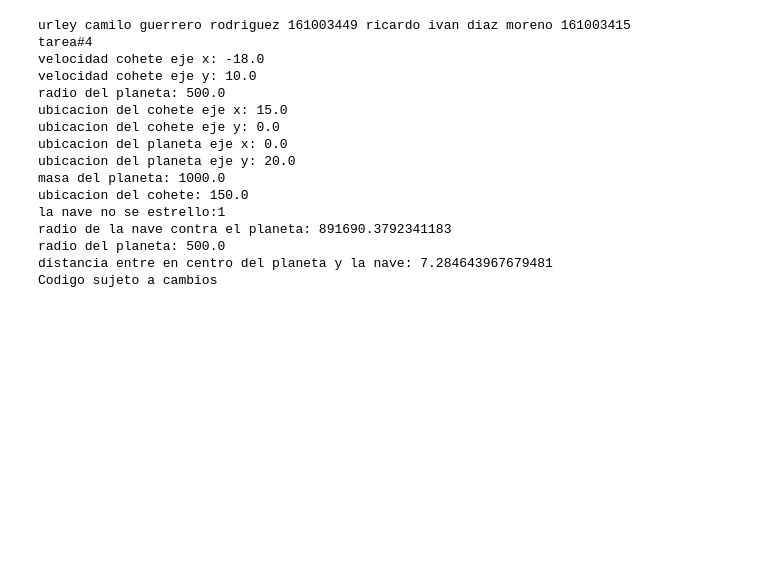
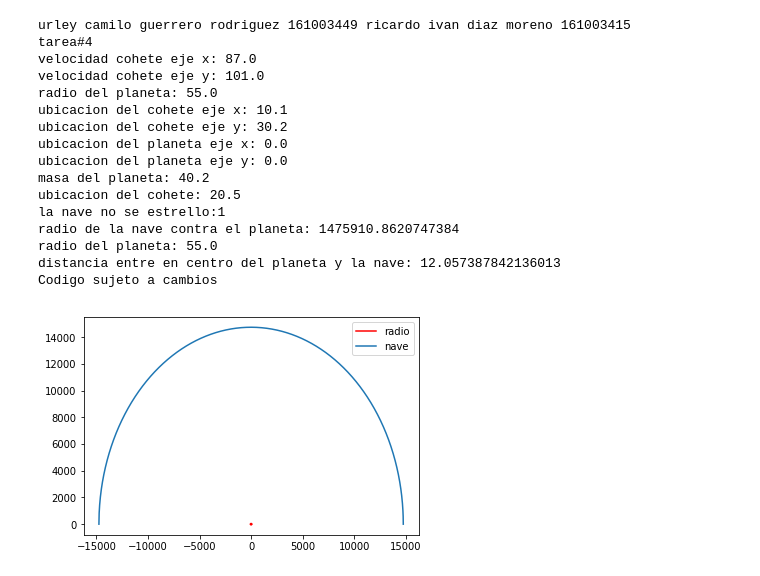
Before and after one commit to JaviAng/nb-mn, a Jupyter notebook: tarea4/tarea4-04.ipynb, the cells around one changed output. Cells and saved outputs as stored; diff of their text form; code cells hidden in the pictures; blank space fills up the shorter version.

```diff
--- a/tarea4/tarea4-04.ipynb
+++ b/tarea4/tarea4-04.ipynb
@@ -1,17 +1,10 @@
 # %%
+import math
+import matplotlib.pyplot as plt
+import numpy as np
+
 print("urley camilo guerrero rodriguez 161003449 ricardo ivan diaz moreno 161003415")
 print("tarea#4")
-
-#valores de la clase 40.5,20.2,55,10.1,30.2,99,100,87,101
-#m1=float (input ('ingrese la masa del cohete: ')) #masa cohete
-#x1=float (input ('ingrese la distancia del cohete x1: ')) #distancia cohete
-#y1=float (input ('ingrese la distancia del cohete y1: ')) #distancia cohete
-#vx=float (input ('ingrese la velocidad del cohete x: ')) # velocidad cohete x
-#vy=float (input ('ingrese la velocidad del cohete y: ')) # velocidad cohete y
-#m2=250 #masa planeta
-#r=150 #radio planeta
-#x2=0 #distancia planeta
-#y2=0 #distancia planeta
 
 archivo= open('text.txt','r')
 In=archivo.read()
@@ -48,6 +41,7 @@ vo=((vx**2)+(vy**2))**(1/2)
 E=(1+((B**2)*(vo**4))/((m2**2)*(G)))**(1/2)
 D=((B**2)*(vo**2))/((m2)*(G))
 rp=(D)/(1+E)
+RP=rp/100
 
 #Fuerza gravitacional entre los dos objetos
 #C=(((G)*(m1*m2)/(r**2))
@@ -66,41 +60,63 @@ rp=(D)/(1+E)
 #rp=(D)/(1+E) #distancia de la nave con el radio del planeta
 
 #radio entre la nave y el planeta
 #r=(((x1-x2)/(2))+((y1-y2)**2)**2)
 
 print("velocidad cohete eje x:",vx)
 print("velocidad cohete eje y:",vy)
 print("radio del planeta:",r)
 print("ubicacion del cohete eje x:",x1)
 print("ubicacion del cohete eje y:",y1)
 print("ubicacion del planeta eje x:",x2)
 print("ubicacion del planeta eje y:",y2)
 print("masa del planeta:",m2)
 print("ubicacion del cohete:",m1)
 
 if  rp <= r: #radio de la nave en el planeta con respecto al radio del planeta
     print("la nave se estrello:0")
 else:
     print("la nave no se estrello:1")
 
 print("radio de la nave contra el planeta:",rp)
 print("radio del planeta:",r)
 print("distancia entre en centro del planeta y la nave:",B)
 print("Codigo sujeto a cambios")
+
+X = np.linspace(-r,r,3000)
+Y = np.sqrt(-X**2+r**2)
+#plt.plot(X, Y,'b')
+#plt.plot(X,-Y,'b')
+#plt.gca().set_aspect('equal')
+#plt.show()
+
+X1 = np.linspace(-RP,RP,2500)
+Y1 = np.sqrt(-X1**2+RP**2)
+
+#def f(rp):   #prueba grafica nave#1
+#   return np.exp(rp**0.5)
+#rp = np.linspace(-50,50 , num=5000)
+
+fig, ax = plt.subplots()
+ax.plot(X, Y, label="radio",color="red")
+ax.plot(X, -Y,color="red")
+ax.plot(X1,Y1, label="nave")
+ax.legend();
+plt.show()
 # %% [output]
 urley camilo guerrero rodriguez 161003449 ricardo ivan diaz moreno 161003415
 tarea#4
-velocidad cohete eje x: -18.0
-velocidad cohete eje y: 10.0
-radio del planeta: 500.0
-ubicacion del cohete eje x: 15.0
-ubicacion del cohete eje y: 0.0
+velocidad cohete eje x: 87.0
+velocidad cohete eje y: 101.0
+radio del planeta: 55.0
+ubicacion del cohete eje x: 10.1
+ubicacion del cohete eje y: 30.2
 ubicacion del planeta eje x: 0.0
-ubicacion del planeta eje y: 20.0
-masa del planeta: 1000.0
-ubicacion del cohete: 150.0
+ubicacion del planeta eje y: 0.0
+masa del planeta: 40.2
+ubicacion del cohete: 20.5
 la nave no se estrello:1
-radio de la nave contra el planeta: 891690.3792341183
-radio del planeta: 500.0
-distancia entre en centro del planeta y la nave: 7.284643967679481
+radio de la nave contra el planeta: 1475910.8620747384
+radio del planeta: 55.0
+distancia entre en centro del planeta y la nave: 12.057387842136013
 Codigo sujeto a cambios
+[figure, added]
```
Also changed, not shown: parts of 1 cell of this notebook.
